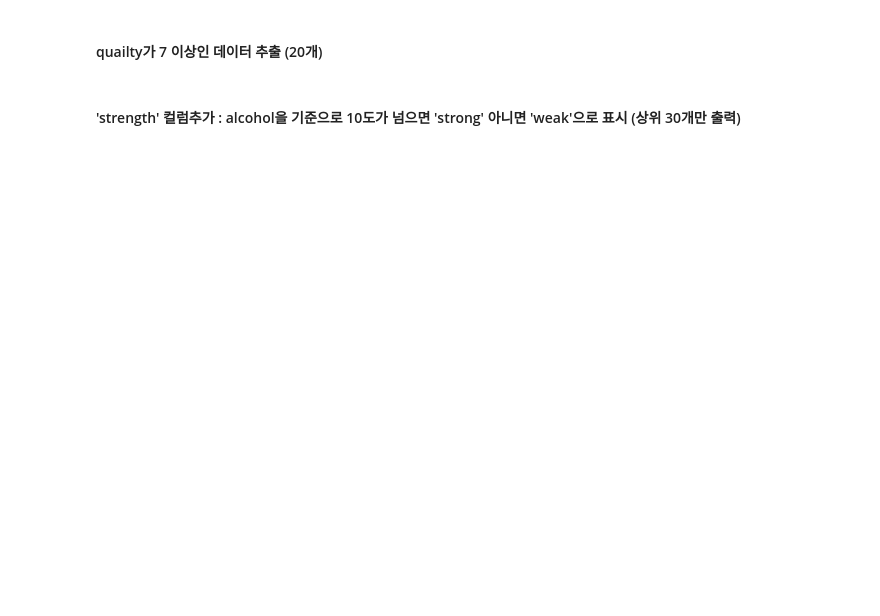
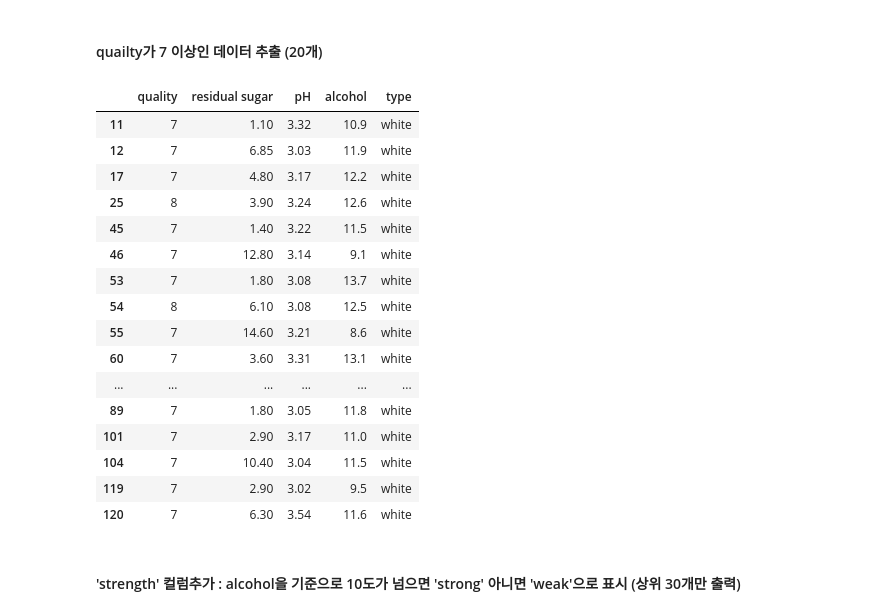
Before and after one commit to kimkimwonwon/22th_newcomer, a Jupyter notebook: 0110_Pandas_Numpy/pandas_numpy_22기 교육세션_과제의 사본.ipynb, the cells around one changed output. Cells and saved outputs as stored; diff of their text form; code cells hidden in the pictures; blank space fills up the shorter version.

```diff
--- a/0110_Pandas_Numpy/pandas_numpy_22기 교육세션_과제의 사본.ipynb
+++ b/0110_Pandas_Numpy/pandas_numpy_22기 교육세션_과제의 사본.ipynb
@@ -50,4 +196,24 @@ data.head()
 # %% [markdown]
 #### quailty가 7 이상인 데이터 추출 (20개)
+# %%
+new_df[new_df['quality']>=7].head(20)
+# %% [output]
+|  | quality | residual sugar | pH | alcohol | type |
+| 11 | 7 | 1.10 | 3.32 | 10.9 | white |
+| 12 | 7 | 6.85 | 3.03 | 11.9 | white |
+| 17 | 7 | 4.80 | 3.17 | 12.2 | white |
+| 25 | 8 | 3.90 | 3.24 | 12.6 | white |
+| 45 | 7 | 1.40 | 3.22 | 11.5 | white |
+| 46 | 7 | 12.80 | 3.14 | 9.1 | white |
+| 53 | 7 | 1.80 | 3.08 | 13.7 | white |
+| 54 | 8 | 6.10 | 3.08 | 12.5 | white |
+| 55 | 7 | 14.60 | 3.21 | 8.6 | white |
+| 60 | 7 | 3.60 | 3.31 | 13.1 | white |
+| ... | ... | ... | ... | ... | ... |
+| 89 | 7 | 1.80 | 3.05 | 11.8 | white |
+| 101 | 7 | 2.90 | 3.17 | 11.0 | white |
+| 104 | 7 | 10.40 | 3.04 | 11.5 | white |
+| 119 | 7 | 2.90 | 3.02 | 9.5 | white |
+| 120 | 7 | 6.30 | 3.54 | 11.6 | white |
 # %% [markdown]
 #### 'strength' 컬럼추가 : alcohol을 기준으로 10도가 넘으면 'strong' 아니면 'weak'으로 표시 (상위 30개만 출력)
```
Also changed, not shown: parts of 24 cells of this notebook, 1 other file.
